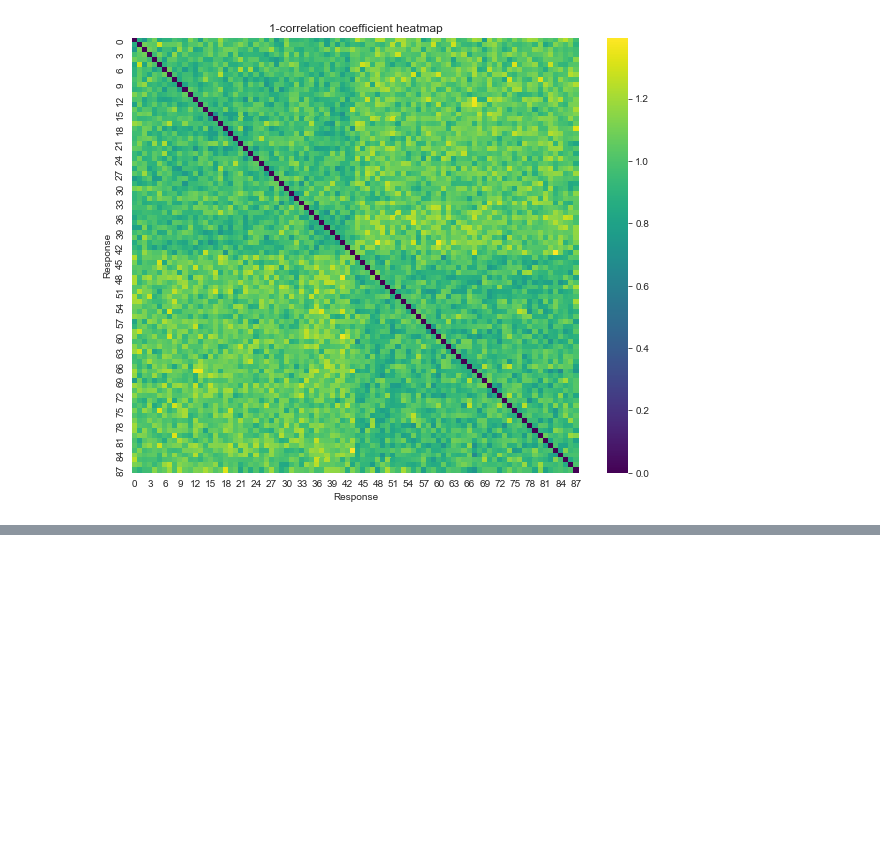
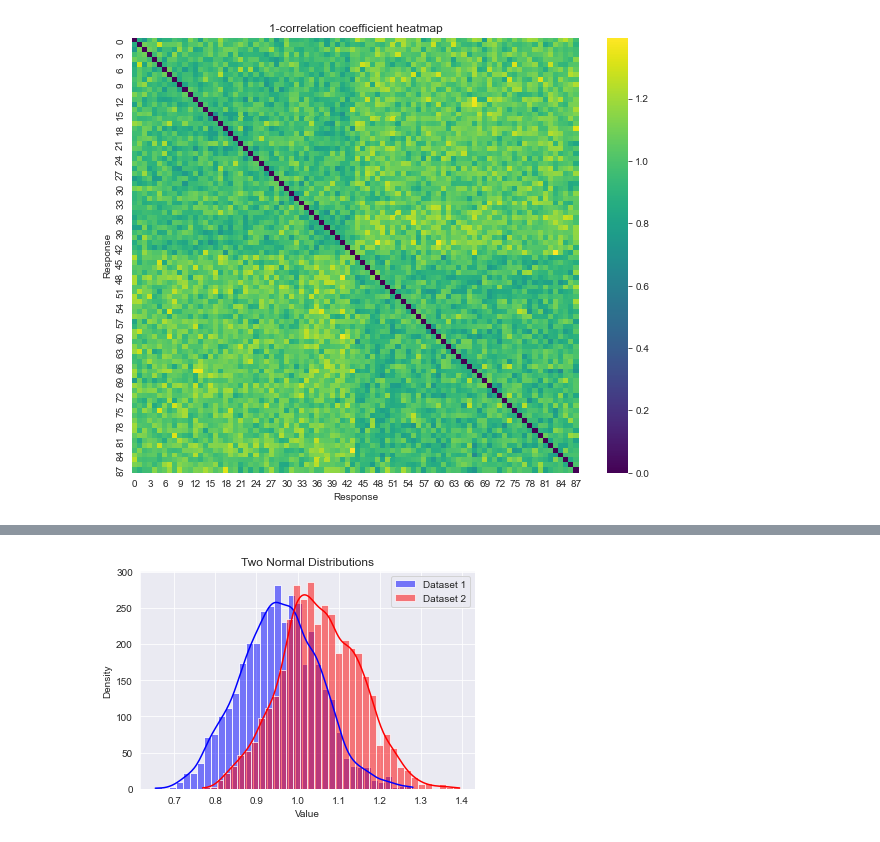
Before and after one commit to lucvergnes/CognitiveMod, a Jupyter notebook: data/Lab2_Q3.ipynb, the cells around one changed output, grey strips where cells are left out. Saved outputs shown, nothing was run; the diff lists cells and outputs as text; code cells hidden in the pictures; blank space fills up the shorter version.

```diff
--- a/data/Lab2_Q3.ipynb
+++ b/data/Lab2_Q3.ipynb
@@ -61,0 +120,20 @@ plt.show()
+# %%
+from scipy.stats import ttest_ind
+from scipy.stats import pearsonr
+
+sameDiss = []
+diffDiss = []
+
+for check1 in range(88):
+    for check2 in range(check1,88):
+        if check1 == check2:
+            continue
+        else:
+            test1 = neuralResonseS1.iloc[check1]
+            test2 = neuralResonseS1.iloc[check2]
+            r, p = pearsonr(test1, test2)
+            dissim = 1-r
+            if animationMask.loc[check1, check2] == 0:
+                sameDiss.append(dissim)
+            else:
+                diffDiss.append(dissim)
@@ -61,0 +185,19 @@ plt.show()
+# %%
+import seaborn as sns
+import matplotlib.pyplot as plt
+import numpy as np
+
+# Example datasets of different lengths
+data1 = np.random.normal(loc=0, scale=1, size=100)
+data2 = np.random.normal(loc=2, scale=1, size=150)
+
+# Create a plot
+sns.histplot(sameDiss, kde=True, color='blue', label='Dataset 1')
+sns.histplot(diffDiss, kde=True, color='red', label='Dataset 2')
+plt.legend()
+plt.xlabel('Value')
+plt.ylabel('Density')
+plt.title('Two Normal Distributions')
+plt.show()
+# %% [output]
+[figure, added]
```
Also changed, not shown: parts of 13 cells of this notebook.
